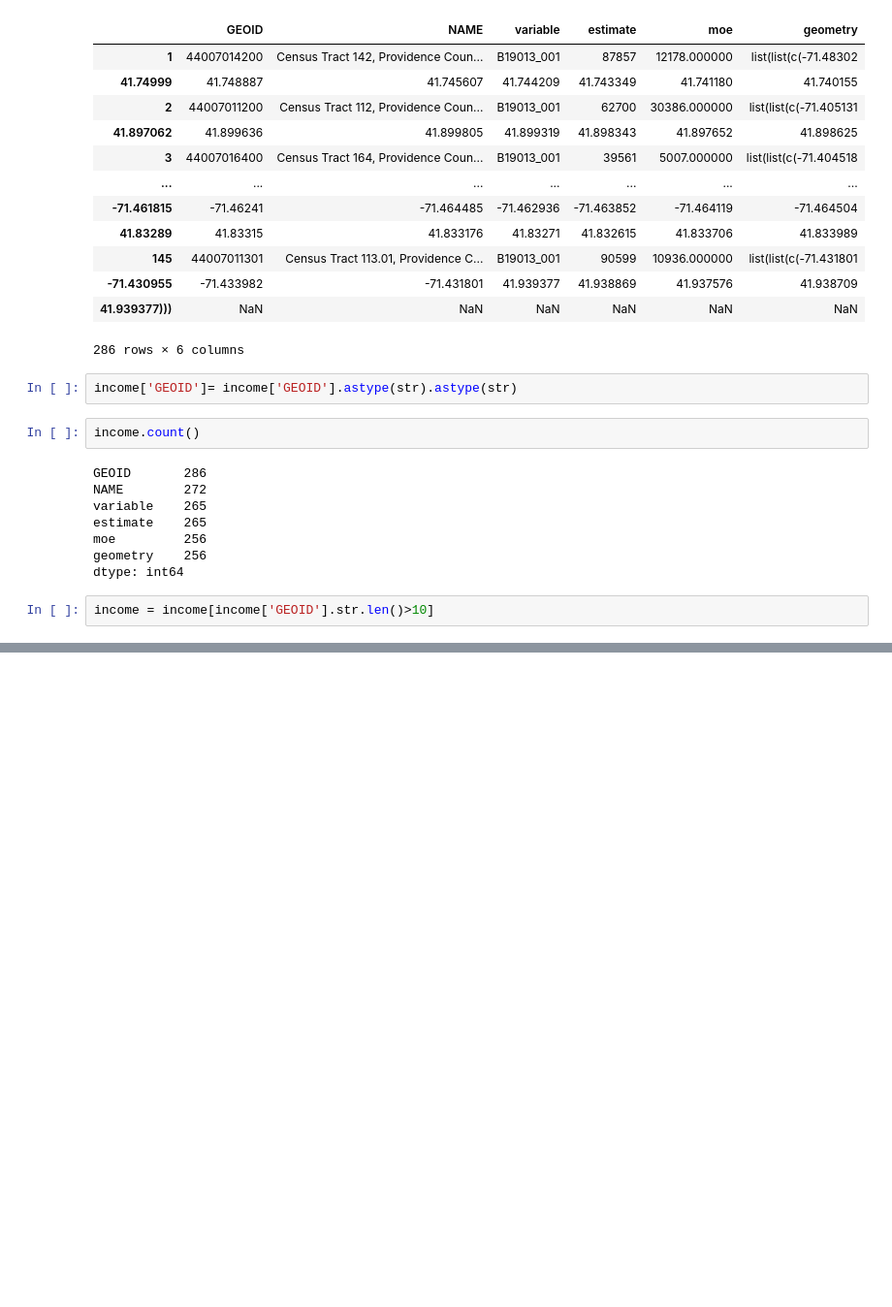
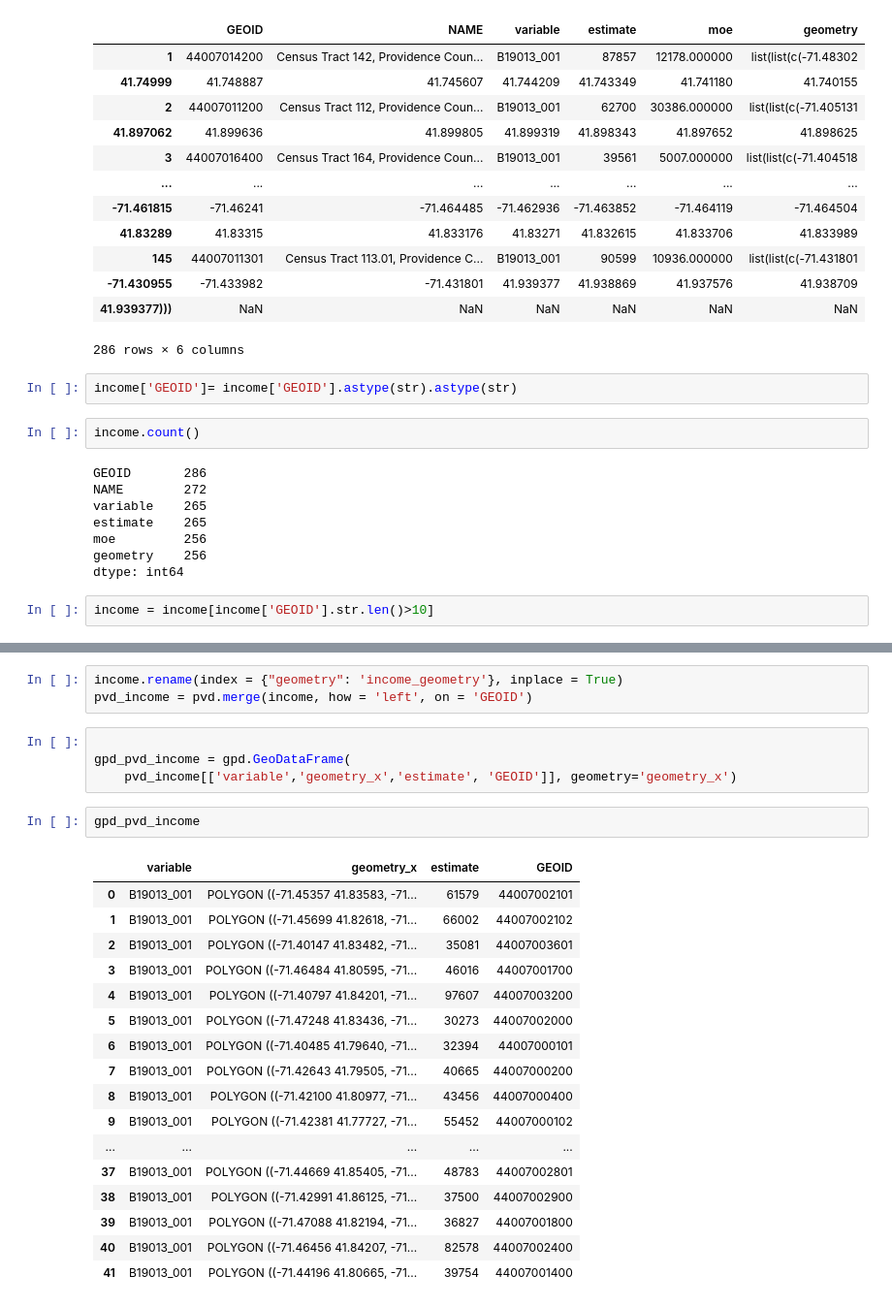
Before and after one commit to maminian/pvd-vendors, a Jupyter notebook: Untitled.ipynb, the cells around one changed output, grey strips where cells are left out. Shown at 97% size. Saved outputs shown, nothing was run; the diff lists cells and outputs as text; blank space fills up the shorter version.

```diff
--- a/Untitled.ipynb
+++ b/Untitled.ipynb
@@ -220,0 +217,27 @@ pvd_income
+# %%
+income.rename(index = {"geometry": 'income_geometry'}, inplace = True)
+pvd_income = pvd.merge(income, how = 'left', on = 'GEOID')
+# %%
+
+gpd_pvd_income = gpd.GeoDataFrame(
+    pvd_income[['variable','geometry_x','estimate', 'GEOID']], geometry='geometry_x')
+# %%
+gpd_pvd_income
+# %% [output]
+|  | variable | geometry_x | estimate | GEOID |
+| 0 | B19013_001 | POLYGON ((-71.45357 41.83583, -71... | 61579 | 44007002101 |
+| 1 | B19013_001 | POLYGON ((-71.45699 41.82618, -71... | 66002 | 44007002102 |
+| 2 | B19013_001 | POLYGON ((-71.40147 41.83482, -71... | 35081 | 44007003601 |
+| 3 | B19013_001 | POLYGON ((-71.46484 41.80595, -71... | 46016 | 44007001700 |
+| 4 | B19013_001 | POLYGON ((-71.40797 41.84201, -71... | 97607 | 44007003200 |
+| 5 | B19013_001 | POLYGON ((-71.47248 41.83436, -71... | 30273 | 44007002000 |
+| 6 | B19013_001 | POLYGON ((-71.40485 41.79640, -71... | 32394 | 44007000101 |
+| 7 | B19013_001 | POLYGON ((-71.42643 41.79505, -71... | 40665 | 44007000200 |
+| 8 | B19013_001 | POLYGON ((-71.42100 41.80977, -71... | 43456 | 44007000400 |
+| 9 | B19013_001 | POLYGON ((-71.42381 41.77727, -71... | 55452 | 44007000102 |
+| ... | ... | ... | ... | ... |
+| 37 | B19013_001 | POLYGON ((-71.44669 41.85405, -71... | 48783 | 44007002801 |
+| 38 | B19013_001 | POLYGON ((-71.42991 41.86125, -71... | 37500 | 44007002900 |
+| 39 | B19013_001 | POLYGON ((-71.47088 41.82194, -71... | 36827 | 44007001800 |
+| 40 | B19013_001 | POLYGON ((-71.46456 41.84207, -71... | 82578 | 44007002400 |
+| 41 | B19013_001 | POLYGON ((-71.44196 41.80665, -71... | 39754 | 44007001400 |
```
Also changed, not shown: parts of 7 cells of this notebook.
